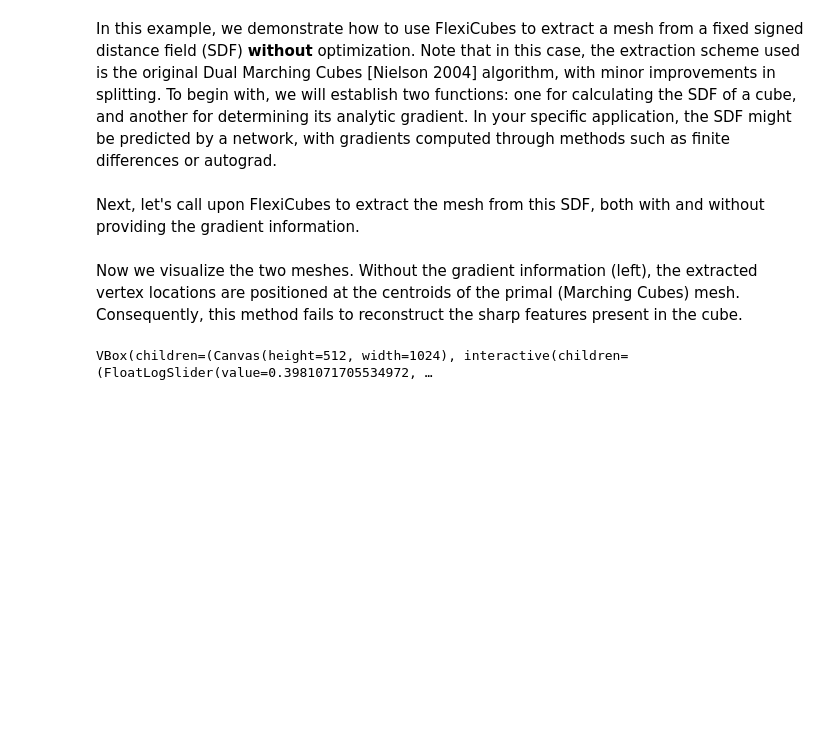
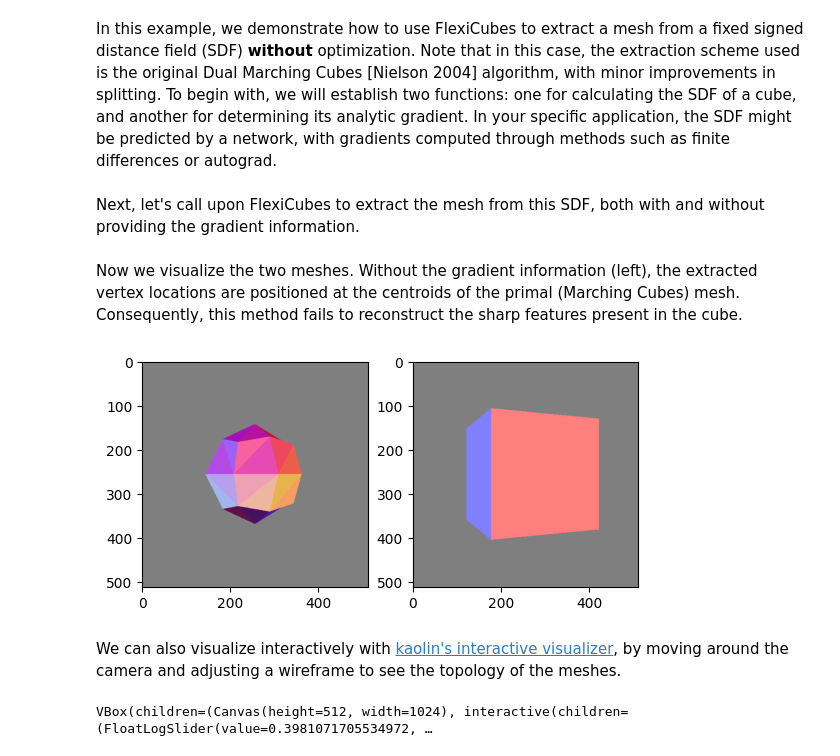
Before and after one commit to nv-tlabs/FlexiCubes, a Jupyter notebook: examples/extraction.ipynb, the cells around one changed output. Saved outputs shown, nothing was run; the diff lists cells and outputs as text; code cells hidden in the pictures; blank space fills up the shorter version.

Commit message:
adjust comments sections in notebooks
Signed-off-by: Clement Fuji Tsang <caenorst@hotmail.com>

```diff
--- a/examples/extraction.ipynb
+++ b/examples/extraction.ipynb
@@ -66,5 +58,17 @@ camera = render.get_rotate_camera(0, iter_res=[512, 512], device=device)
 # %% [markdown]
 Now we visualize the two meshes. Without the gradient information (left), the extracted vertex locations are positioned at the centroids of the primal (Marching Cubes) mesh. Consequently, this method fails to reconstruct the sharp features present in the cube.
+# %%
+camera = render.get_rotate_camera(0, iter_res=[512, 512], device=device)
+f, ax = plt.subplots(1, 2)
+output = render.render_mesh(mesh_no_grad, camera, [512, 512], return_types=['normals'])
+ax[0].imshow(((output['normals'][0] + 1) / 2.).cpu())
+output = render.render_mesh(mesh_with_grad, camera, [512, 512], return_types=['normals'])
+ax[1].imshow(((output['normals'][0] + 1) / 2.).cpu())
+plt.show()
+# %% [output]
+[figure, added]
+# %% [markdown]
+We can also visualize interactively with [kaolin's interactive visualizer](https://kaolin.readthedocs.io/en/latest/modules/kaolin.visualize.html), by moving around the camera and adjusting a wireframe to see the topology of the meshes.
 # %%
 render.SplitVisualizer(mesh_no_grad, mesh_with_grad, 512, 512).show(camera)
 # %% [output]
```
Also changed, not shown: parts of 5 cells of this notebook, 1 other file.
